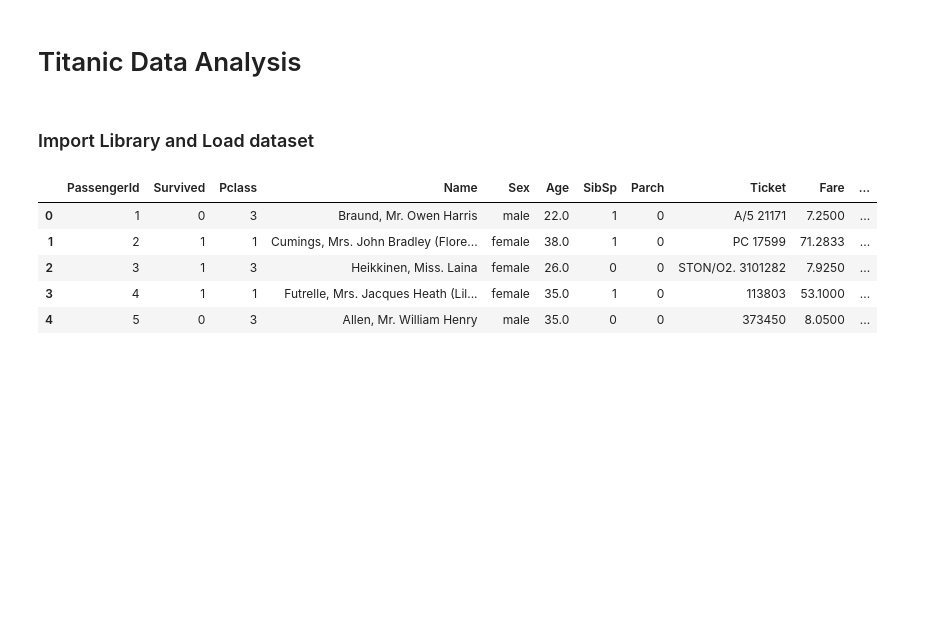
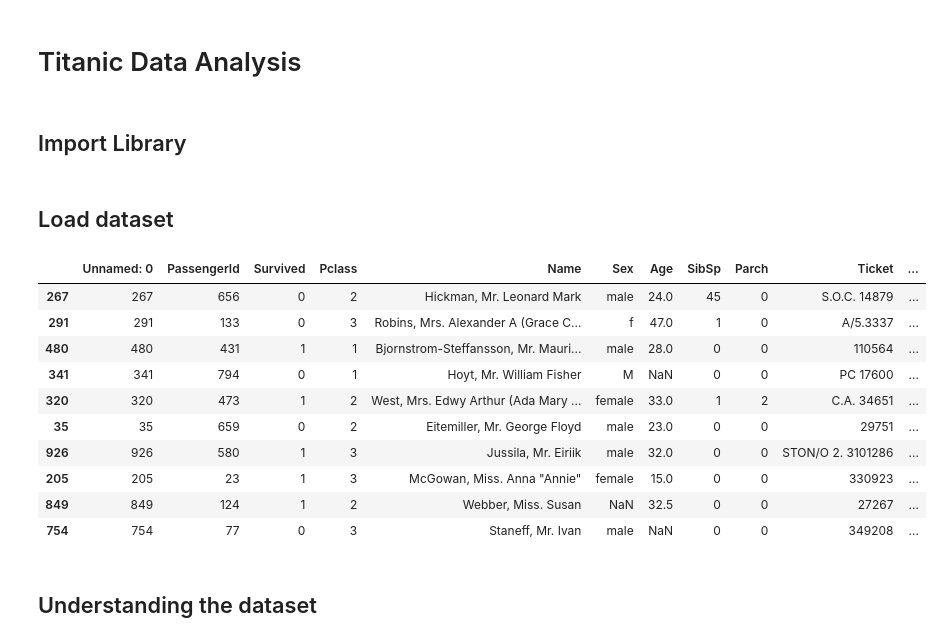
Before and after one commit to dhruv64776477/Titanic-data-analysis, a Jupyter notebook: notebooks/Titanic_Data_Analysis.ipynb, the cells around one changed output. Saved outputs shown, nothing was run; the diff lists cells and outputs as text; code cells hidden in the pictures; blank space fills up the shorter version.

```diff
--- a/notebooks/Titanic_Data_Analysis.ipynb
+++ b/notebooks/Titanic_Data_Analysis.ipynb
@@ -1,25 +1,47 @@
 # %% [markdown]
 # Titanic Data Analysis
 # %% [markdown]
-### Import Library and Load dataset
+## Import Library
-# %%
-import pandas as pd
-import numpy as np
-import matplotlib.pyplot as plt
-import seaborn as sns
-
-# Load dataset
-df = pd.read_csv("../data/raw/train.csv")
-
-# Creating a copy
-df_original = df.copy()
-
-# Display first five rows
-df.head()
-# %% [output]
-|  | PassengerId | Survived | Pclass | Name | Sex | Age | SibSp | Parch | Ticket | Fare | ... |
-| 0 | 1 | 0 | 3 | Braund, Mr. Owen Harris | male | 22.0 | 1 | 0 | A/5 21171 | 7.2500 | ... |
-| 1 | 2 | 1 | 1 | Cumings, Mrs. John Bradley (Flore... | female | 38.0 | 1 | 0 | PC 17599 | 71.2833 | ... |
-| 2 | 3 | 1 | 3 | Heikkinen, Miss. Laina | female | 26.0 | 0 | 0 | STON/O2. 3101282 | 7.9250 | ... |
-| 3 | 4 | 1 | 1 | Futrelle, Mrs. Jacques Heath (Lil... | female | 35.0 | 1 | 0 | 113803 | 53.1000 | ... |
-| 4 | 5 | 0 | 3 | Allen, Mr. William Henry | male | 35.0 | 0 | 0 | 373450 | 8.0500 | ... |
+# %%
+import pandas as pd
+import numpy as np
+import matplotlib.pyplot as plt
+import seaborn as sns
+from pathlib import Path
+
+# Display settings
+pd.set_option("display.max_columns", None)
+pd.set_option("display.max_rows", 100)
+pd.set_option("display.float_format", "{:,.2f}".format)
+
+sns.set_theme(style="whitegrid")
+# %% [markdown]
+## Load dataset
+# %%
+# Project paths
+PROJECT_DIR = Path.cwd().parent
+
+# NOTE: data/raw/train.csv must be the CORRUPTED file (train_corrupted.csv renamed)
+RAW_DATA_PATH = PROJECT_DIR / "data" / "raw" / "train.csv"
+FIGURES_DIR = PROJECT_DIR / "reports" / "figures"
+PROCESSED_DATA_PATH = PROJECT_DIR / "data" / "processed" / "train_clean.csv"   # different name, never overwrite raw
+
+df = pd.read_csv(RAW_DATA_PATH)
+df_original = df.copy()      # untouched backup, we only change df
+df.head(10)
+df.tail(10)
+df.sample(10, random_state=1)
+# %% [output]
+|  | Unnamed: 0 | PassengerId | Survived | Pclass | Name | Sex | Age | SibSp | Parch | Ticket | ... |
+| 267 | 267 | 656 | 0 | 2 | Hickman, Mr. Leonard Mark | male | 24.0 | 45 | 0 | S.O.C. 14879 | ... |
+| 291 | 291 | 133 | 0 | 3 | Robins, Mrs. Alexander A (Grace C... | f | 47.0 | 1 | 0 | A/5.3337 | ... |
+| 480 | 480 | 431 | 1 | 1 | Bjornstrom-Steffansson, Mr. Mauri... | male | 28.0 | 0 | 0 | 110564 | ... |
+| 341 | 341 | 794 | 0 | 1 | Hoyt, Mr. William Fisher | M | NaN | 0 | 0 | PC 17600 | ... |
+| 320 | 320 | 473 | 1 | 2 | West, Mrs. Edwy Arthur (Ada Mary ... | female | 33.0 | 1 | 2 | C.A. 34651 | ... |
+| 35 | 35 | 659 | 0 | 2 | Eitemiller, Mr. George Floyd | male | 23.0 | 0 | 0 | 29751 | ... |
+| 926 | 926 | 580 | 1 | 3 | Jussila, Mr. Eiriik | male | 32.0 | 0 | 0 | STON/O 2. 3101286 | ... |
+| 205 | 205 | 23 | 1 | 3 | McGowan, Miss. Anna "Annie" | female | 15.0 | 0 | 0 | 330923 | ... |
+| 849 | 849 | 124 | 1 | 2 | Webber, Miss. Susan | NaN | 32.5 | 0 | 0 | 27267 | ... |
+| 754 | 754 | 77 | 0 | 3 | Staneff, Mr. Ivan | male | NaN | 0 | 0 | 349208 | ... |
+# %% [markdown]
+## Understanding the dataset
```
Also changed, not shown: parts of 42 cells of this notebook, 3 other files.
